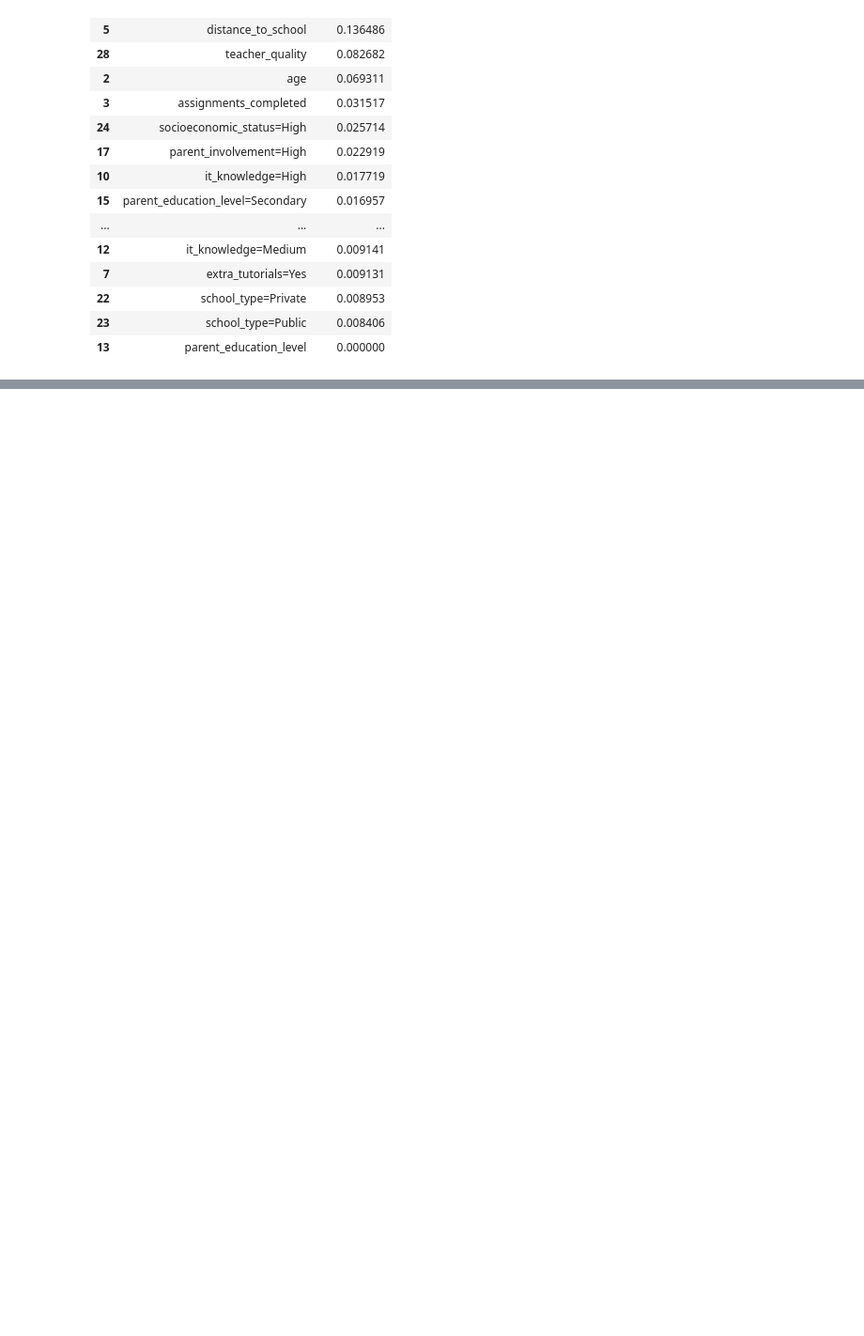
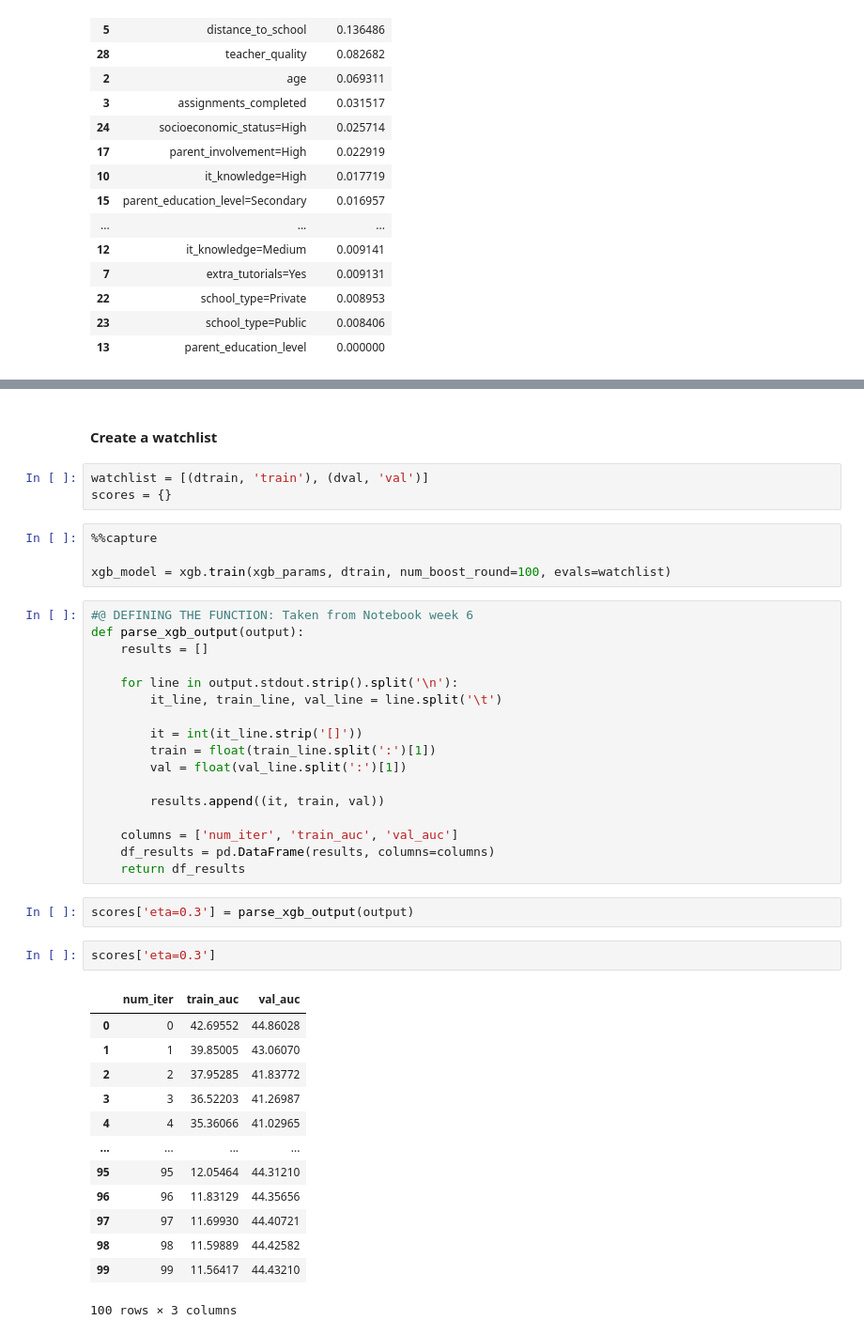
Before and after one commit to DRPproton/ml-zoomcamp_2024, a Jupyter notebook: week-6/hw-week-6.ipynb, the cells around one changed output, grey strips where cells are left out. Shown: that part at 94% size. Drawn from its saved outputs; the diff is of its cells as text; blank space fills up the shorter version.

Commit message:
hw week 6 done!

```diff
--- a/week-6/hw-week-6.ipynb
+++ b/week-6/hw-week-6.ipynb
@@ -307,0 +379,44 @@ df_importances.sort_values('importance', ascending=False)
+# %% [markdown]
+#### Create a watchlist
+# %%
+watchlist = [(dtrain, 'train'), (dval, 'val')]
+scores = {}
+# %%
+%%capture
+
+xgb_model = xgb.train(xgb_params, dtrain, num_boost_round=100, evals=watchlist)
+# %%
+#@ DEFINING THE FUNCTION: Taken from Notebook week 6
+def parse_xgb_output(output):
+    results = []
+
+    for line in output.stdout.strip().split('\n'):
+        it_line, train_line, val_line = line.split('\t')
+
+        it = int(it_line.strip('[]'))
+        train = float(train_line.split(':')[1])
+        val = float(val_line.split(':')[1])
+
+        results.append((it, train, val))
+
+    columns = ['num_iter', 'train_auc', 'val_auc']
+    df_results = pd.DataFrame(results, columns=columns)
+    return df_results
+# %%
+scores['eta=0.3'] = parse_xgb_output(output)
+# %%
+scores['eta=0.3']
+# %% [output]
+|  | num_iter | train_auc | val_auc |
+| 0 | 0 | 42.69552 | 44.86028 |
+| 1 | 1 | 39.85005 | 43.06070 |
+| 2 | 2 | 37.95285 | 41.83772 |
+| 3 | 3 | 36.52203 | 41.26987 |
+| 4 | 4 | 35.36066 | 41.02965 |
+| ... | ... | ... | ... |
+| 95 | 95 | 12.05464 | 44.31210 |
+| 96 | 96 | 11.83129 | 44.35656 |
+| 97 | 97 | 11.69930 | 44.40721 |
+| 98 | 98 | 11.59889 | 44.42582 |
+| 99 | 99 | 11.56417 | 44.43210 |
+100 rows × 3 columns
```
Also changed, not shown: parts of 8 cells of this notebook.
